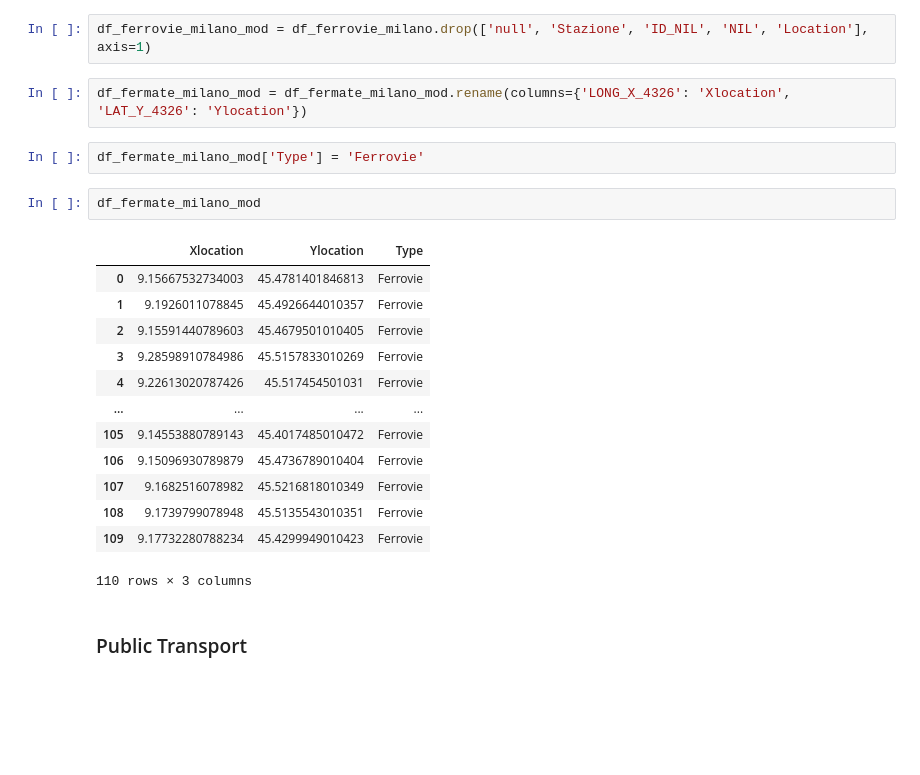
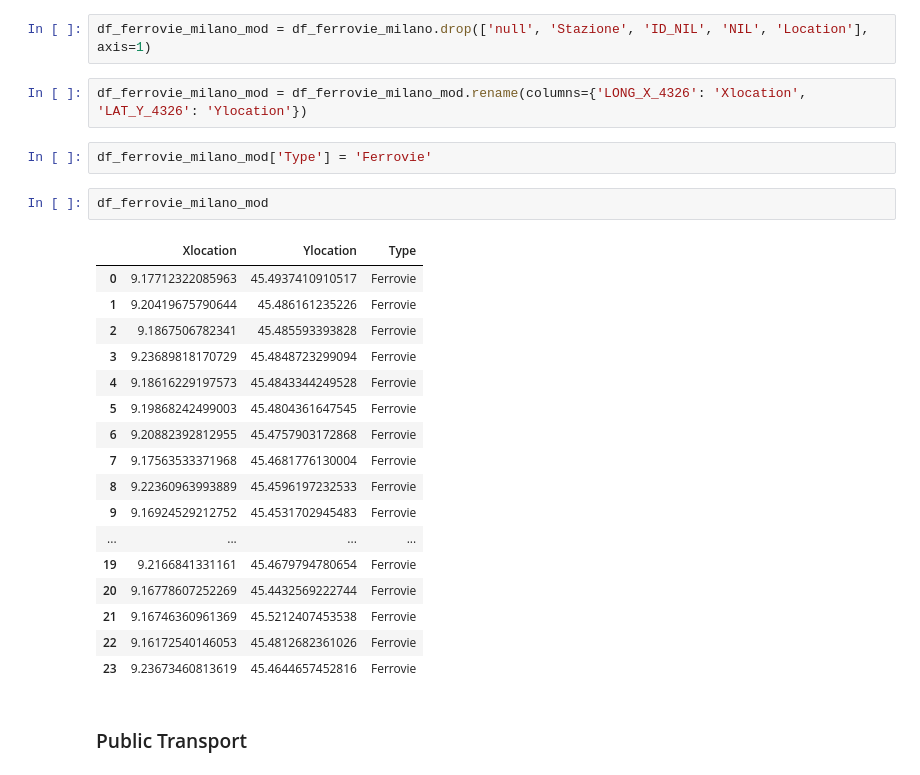
Before and after one commit to EdoPassa/Data_Science_Project_ITS_TTF_2022-23, a Jupyter notebook: Data Mining/dsProject/Data_Mining_Milano.ipynb, the cells around one changed output. Drawn from its saved outputs; the diff is of its cells as text; blank space fills up the shorter version.

```diff
--- a/Data Mining/dsProject/Data_Mining_Milano.ipynb
+++ b/Data Mining/dsProject/Data_Mining_Milano.ipynb
@@ -129,25 +140,29 @@ df_fermate_milano_mod['Type'] = 'Fermate_Metro'
 # %%
 df_ferrovie_milano_mod = df_ferrovie_milano.drop(['null', 'Stazione', 'ID_NIL', 'NIL', 'Location'], axis=1)
 # %%
-df_fermate_milano_mod = df_fermate_milano_mod.rename(columns={'LONG_X_4326': 'Xlocation', 'LAT_Y_4326': 'Ylocation'})
+df_ferrovie_milano_mod = df_ferrovie_milano_mod.rename(columns={'LONG_X_4326': 'Xlocation', 'LAT_Y_4326': 'Ylocation'})
 # %%
-df_fermate_milano_mod['Type'] = 'Ferrovie'
+df_ferrovie_milano_mod['Type'] = 'Ferrovie'
-# %%
-df_fermate_milano_mod
-# %% [output]
-|  | Xlocation | Ylocation | Type |
-| 0 | 9.15667532734003 | 45.4781401846813 | Ferrovie |
-| 1 | 9.1926011078845 | 45.4926644010357 | Ferrovie |
-| 2 | 9.15591440789603 | 45.4679501010405 | Ferrovie |
-| 3 | 9.28598910784986 | 45.5157833010269 | Ferrovie |
-| 4 | 9.22613020787426 | 45.517454501031 | Ferrovie |
-| ... | ... | ... | ... |
-| 105 | 9.14553880789143 | 45.4017485010472 | Ferrovie |
-| 106 | 9.15096930789879 | 45.4736789010404 | Ferrovie |
-| 107 | 9.1682516078982 | 45.5216818010349 | Ferrovie |
-| 108 | 9.1739799078948 | 45.5135543010351 | Ferrovie |
-| 109 | 9.17732280788234 | 45.4299949010423 | Ferrovie |
-110 rows × 3 columns
+# %%
+df_ferrovie_milano_mod
+# %% [output]
+|  | Xlocation | Ylocation | Type |
+| 0 | 9.17712322085963 | 45.4937410910517 | Ferrovie |
+| 1 | 9.20419675790644 | 45.486161235226 | Ferrovie |
+| 2 | 9.1867506782341 | 45.485593393828 | Ferrovie |
+| 3 | 9.23689818170729 | 45.4848723299094 | Ferrovie |
+| 4 | 9.18616229197573 | 45.4843344249528 | Ferrovie |
+| 5 | 9.19868242499003 | 45.4804361647545 | Ferrovie |
+| 6 | 9.20882392812955 | 45.4757903172868 | Ferrovie |
+| 7 | 9.17563533371968 | 45.4681776130004 | Ferrovie |
+| 8 | 9.22360963993889 | 45.4596197232533 | Ferrovie |
+| 9 | 9.16924529212752 | 45.4531702945483 | Ferrovie |
+| ... | ... | ... | ... |
+| 19 | 9.2166841331161 | 45.4679794780654 | Ferrovie |
+| 20 | 9.16778607252269 | 45.4432569222744 | Ferrovie |
+| 21 | 9.16746360961369 | 45.5212407453538 | Ferrovie |
+| 22 | 9.16172540146053 | 45.4812682361026 | Ferrovie |
+| 23 | 9.23673460813619 | 45.4644657452816 | Ferrovie |
 # %% [markdown]
 ### Public Transport
 # %%
```
Also changed, not shown: parts of 13 cells of this notebook.
